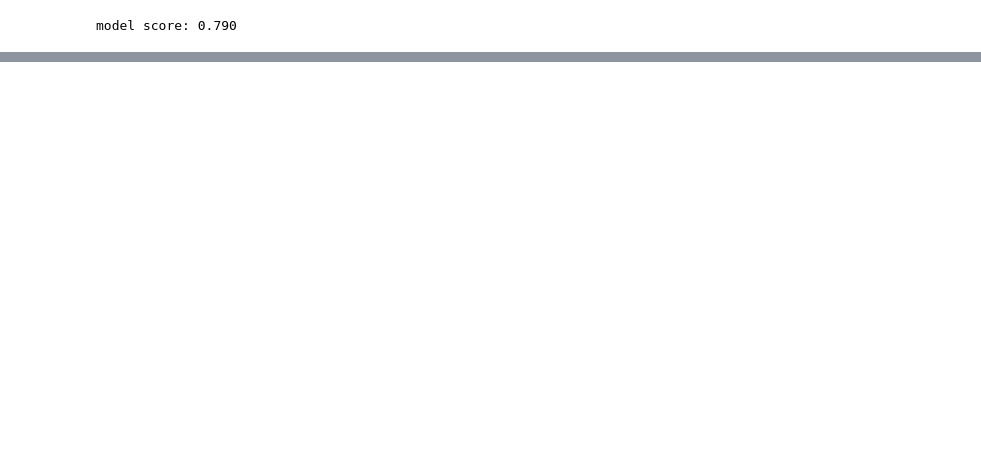
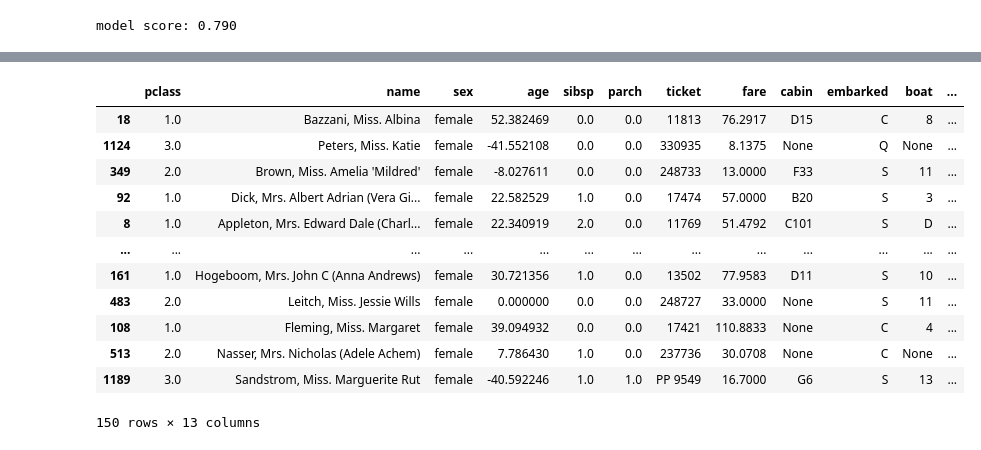
Before and after one commit to schelterlabs/jenga, a Jupyter notebook: PPP-sklearn-wrapper-example.ipynb, the cells around one changed output, grey strips where cells are left out. Cells and saved outputs as stored; diff of their text form; code cells hidden in the pictures; blank space fills up the shorter version.

```diff
--- a/PPP-sklearn-wrapper-example.ipynb
+++ b/PPP-sklearn-wrapper-example.ipynb
@@ -143,0 +158,16 @@ Clean Score: 0.7862595419847328, Predicted score: 0.7707, true score 0.7634
+# %%
+X_outliers.loc[X_outliers.iloc[corrupted_idx].index]
+# %% [output]
+|  | pclass | name | sex | age | sibsp | parch | ticket | fare | cabin | embarked | boat | ... |
+| 18 | 1.0 | Bazzani, Miss. Albina | female | 52.382469 | 0.0 | 0.0 | 11813 | 76.2917 | D15 | C | 8 | ... |
+| 1124 | 3.0 | Peters, Miss. Katie | female | -41.552108 | 0.0 | 0.0 | 330935 | 8.1375 | None | Q | None | ... |
+| 349 | 2.0 | Brown, Miss. Amelia 'Mildred' | female | -8.027611 | 0.0 | 0.0 | 248733 | 13.0000 | F33 | S | 11 | ... |
+| 92 | 1.0 | Dick, Mrs. Albert Adrian (Vera Gi... | female | 22.582529 | 1.0 | 0.0 | 17474 | 57.0000 | B20 | S | 3 | ... |
+| 8 | 1.0 | Appleton, Mrs. Edward Dale (Charl... | female | 22.340919 | 2.0 | 0.0 | 11769 | 51.4792 | C101 | S | D | ... |
+| ... | ... | ... | ... | ... | ... | ... | ... | ... | ... | ... | ... | ... |
+| 161 | 1.0 | Hogeboom, Mrs. John C (Anna Andrews) | female | 30.721356 | 1.0 | 0.0 | 13502 | 77.9583 | D11 | S | 10 | ... |
+| 483 | 2.0 | Leitch, Miss. Jessie Wills | female | 0.000000 | 0.0 | 0.0 | 248727 | 33.0000 | None | S | 11 | ... |
+| 108 | 1.0 | Fleming, Miss. Margaret | female | 39.094932 | 0.0 | 0.0 | 17421 | 110.8833 | None | C | 4 | ... |
+| 513 | 2.0 | Nasser, Mrs. Nicholas (Adele Achem) | female | 7.786430 | 1.0 | 0.0 | 237736 | 30.0708 | None | C | None | ... |
+| 1189 | 3.0 | Sandstrom, Miss. Marguerite Rut | female | -40.592246 | 1.0 | 1.0 | PP 9549 | 16.7000 | G6 | S | 13 | ... |
+150 rows × 13 columns
```
Also changed, not shown: parts of 10 cells of this notebook.
